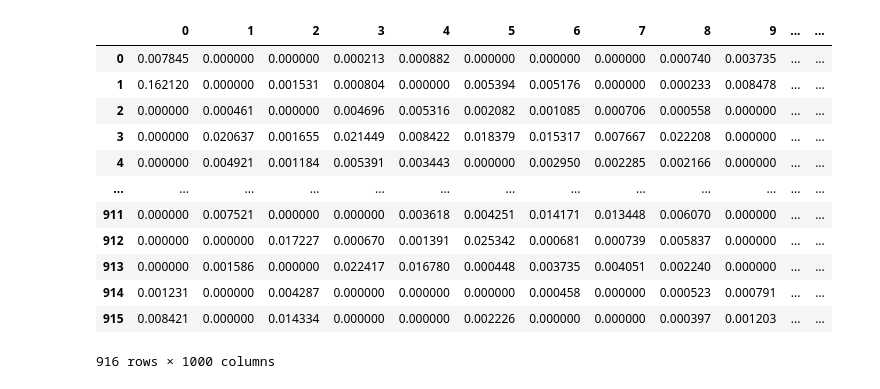
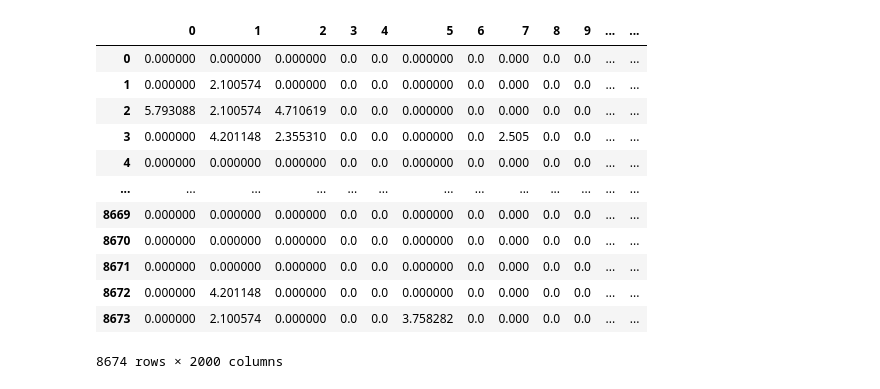
Before and after one commit to chungFTF/NTU-2022-IM5056-SLDL-Final-Project, a Jupyter notebook: code/[Cai]tweet_preprocessing.ipynb, the cells around one changed output. Cells and saved outputs as stored; diff of their text form; code cells hidden in the pictures.

Commit message:
update test data

```diff
--- a/code/[Cai]tweet_preprocessing.ipynb
+++ b/code/[Cai]tweet_preprocessing.ipynb
@@ -21,0 +206,3 @@ def preprocessor(text):
+# %%
+data = pd.read_csv('/content/drive/MyDrive/Kaggle_MBTI_newPre.csv').drop(['posts','preprocessed'],axis=1)
+data
@@ -22,4 +223,7 @@ def preprocessor(text):
+# %%
+# 有一筆資料前處理完變成nan
+data_dropna = data.dropna().reset_index(drop=True)
 # %%
 from sklearn.feature_extraction.text import TfidfVectorizer
 
-tfidf = TfidfVectorizer(max_features=1000,stop_words='english',lowercase=False,use_idf=True,norm='l2',smooth_idf=True)
+tfidf = TfidfVectorizer(max_features = 2000, stop_words='english', lowercase=False, norm=None ,use_idf=True, smooth_idf=True)
@@ -115,22 +230,19 @@ data_tweet
 # %%
-for i in tqdm(range(data_tweet.shape[0])):
-    data_tweet.loc[i,'text'] = preprocessor(data_tweet['tweet'][i])
-
-x = tfidf.fit_transform(data_tweet.text)
+x = tfidf.fit_transform(data_dropna.flat)
 vec_text = x.toarray()
 vec_df = pd.DataFrame(vec_text)
 display(vec_df)
 # %% [output]
 |  | 0 | 1 | 2 | 3 | 4 | 5 | 6 | 7 | 8 | 9 | ... | ... |
-| 0 | 0.007845 | 0.000000 | 0.000000 | 0.000213 | 0.000882 | 0.000000 | 0.000000 | 0.000000 | 0.000740 | 0.003735 | ... | ... |
-| 1 | 0.162120 | 0.000000 | 0.001531 | 0.000804 | 0.000000 | 0.005394 | 0.005176 | 0.000000 | 0.000233 | 0.008478 | ... | ... |
-| 2 | 0.000000 | 0.000461 | 0.000000 | 0.004696 | 0.005316 | 0.002082 | 0.001085 | 0.000706 | 0.000558 | 0.000000 | ... | ... |
-| 3 | 0.000000 | 0.020637 | 0.001655 | 0.021449 | 0.008422 | 0.018379 | 0.015317 | 0.007667 | 0.022208 | 0.000000 | ... | ... |
-| 4 | 0.000000 | 0.004921 | 0.001184 | 0.005391 | 0.003443 | 0.000000 | 0.002950 | 0.002285 | 0.002166 | 0.000000 | ... | ... |
+| 0 | 0.000000 | 0.000000 | 0.000000 | 0.0 | 0.0 | 0.000000 | 0.0 | 0.000 | 0.0 | 0.0 | ... | ... |
+| 1 | 0.000000 | 2.100574 | 0.000000 | 0.0 | 0.0 | 0.000000 | 0.0 | 0.000 | 0.0 | 0.0 | ... | ... |
+| 2 | 5.793088 | 2.100574 | 4.710619 | 0.0 | 0.0 | 0.000000 | 0.0 | 0.000 | 0.0 | 0.0 | ... | ... |
+| 3 | 0.000000 | 4.201148 | 2.355310 | 0.0 | 0.0 | 0.000000 | 0.0 | 2.505 | 0.0 | 0.0 | ... | ... |
+| 4 | 0.000000 | 0.000000 | 0.000000 | 0.0 | 0.0 | 0.000000 | 0.0 | 0.000 | 0.0 | 0.0 | ... | ... |
 | ... | ... | ... | ... | ... | ... | ... | ... | ... | ... | ... | ... | ... |
-| 911 | 0.000000 | 0.007521 | 0.000000 | 0.000000 | 0.003618 | 0.004251 | 0.014171 | 0.013448 | 0.006070 | 0.000000 | ... | ... |
-| 912 | 0.000000 | 0.000000 | 0.017227 | 0.000670 | 0.001391 | 0.025342 | 0.000681 | 0.000739 | 0.005837 | 0.000000 | ... | ... |
-| 913 | 0.000000 | 0.001586 | 0.000000 | 0.022417 | 0.016780 | 0.000448 | 0.003735 | 0.004051 | 0.002240 | 0.000000 | ... | ... |
-| 914 | 0.001231 | 0.000000 | 0.004287 | 0.000000 | 0.000000 | 0.000000 | 0.000458 | 0.000000 | 0.000523 | 0.000791 | ... | ... |
-| 915 | 0.008421 | 0.000000 | 0.014334 | 0.000000 | 0.000000 | 0.002226 | 0.000000 | 0.000000 | 0.000397 | 0.001203 | ... | ... |
+| 8669 | 0.000000 | 0.000000 | 0.000000 | 0.0 | 0.0 | 0.000000 | 0.0 | 0.000 | 0.0 | 0.0 | ... | ... |
+| 8670 | 0.000000 | 0.000000 | 0.000000 | 0.0 | 0.0 | 0.000000 | 0.0 | 0.000 | 0.0 | 0.0 | ... | ... |
+| 8671 | 0.000000 | 0.000000 | 0.000000 | 0.0 | 0.0 | 0.000000 | 0.0 | 0.000 | 0.0 | 0.0 | ... | ... |
+| 8672 | 0.000000 | 4.201148 | 0.000000 | 0.0 | 0.0 | 0.000000 | 0.0 | 0.000 | 0.0 | 0.0 | ... | ... |
+| 8673 | 0.000000 | 2.100574 | 0.000000 | 0.0 | 0.0 | 3.758282 | 0.0 | 0.000 | 0.0 | 0.0 | ... | ... |
-916 rows × 1000 columns
+8674 rows × 2000 columns
```
Also changed, not shown: parts of 38 cells of this notebook, 1 other file.
